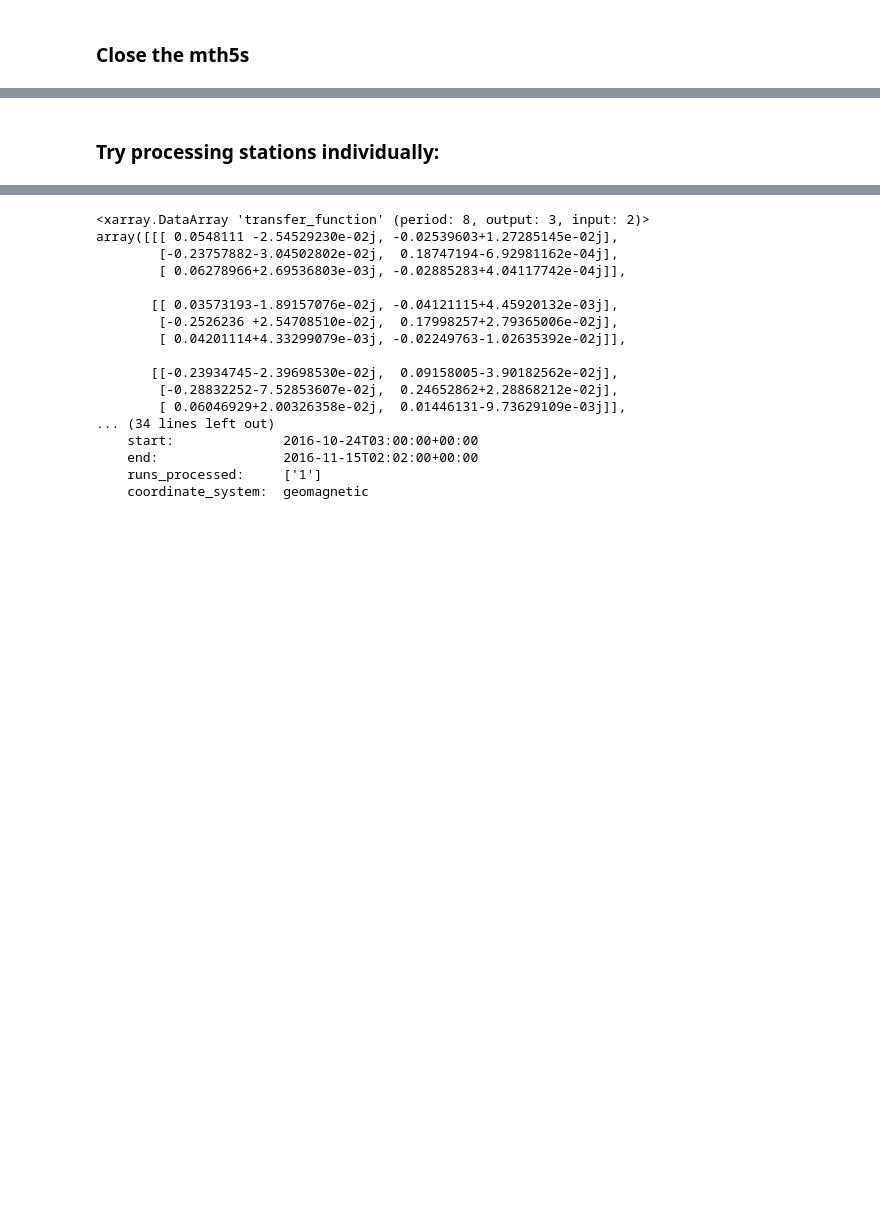
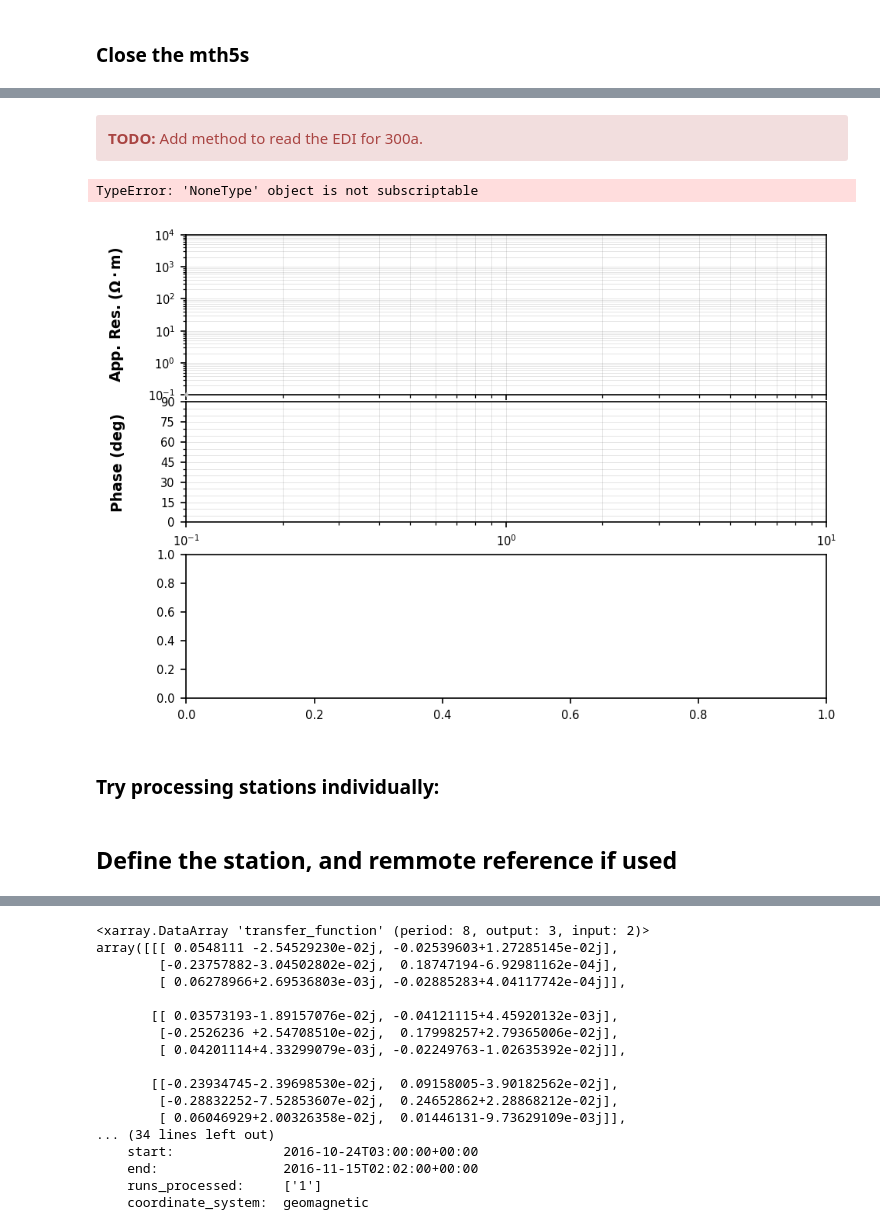
Before and after one commit to simpeg/aurora, a Jupyter notebook: aurora/test_utils/musgraves/musgraves_01.ipynb, the cells around one changed output, grey strips where cells are left out. Cells and saved outputs as stored; diff of their text form; code cells hidden in the pictures; blank space fills up the shorter version.

```diff
--- a/aurora/test_utils/musgraves/musgraves_01.ipynb
+++ b/aurora/test_utils/musgraves/musgraves_01.ipynb
@@ -262,0 +312,13 @@ for station_id, mth5_obj in mth5_objs.items():
+# %% [markdown]
+
+<div class="alert alert-block alert-danger">
+<b>TODO:</b> Add method to read the EDI for 300a.
+</div>
+# %%
+from mtpy import MT
+edi_path = "/home/kkappler/data/gadi/g/data/my80/AuScope_MT_collection/AuScope_AusLAMP/Musgraves_APY/NT/level_2/EDI/GSSA/SA349.edi"
+mt_obj = MT(edi_path)
+mt_obj.plot_mt_response()
+# %% [output]
+TypeError: 'NoneType' object is not subscriptable
+[figure, added]
@@ -263,2 +414,4 @@ for station_id, mth5_obj in mth5_objs.items():
 # %% [markdown]
 ### Try processing stations individually:
+# %% [markdown]
+## Define the station, and remmote reference if used
```
Also changed, not shown: parts of 46 cells of this notebook.
